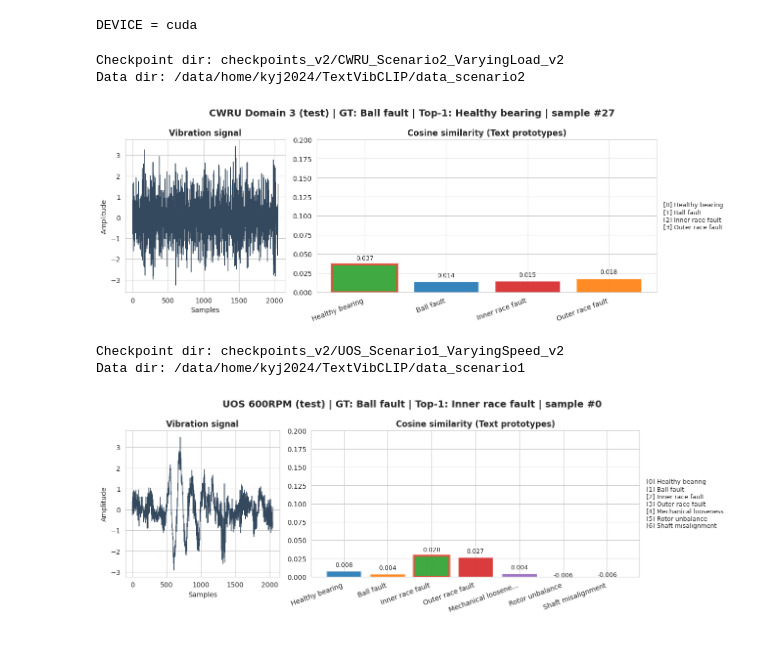
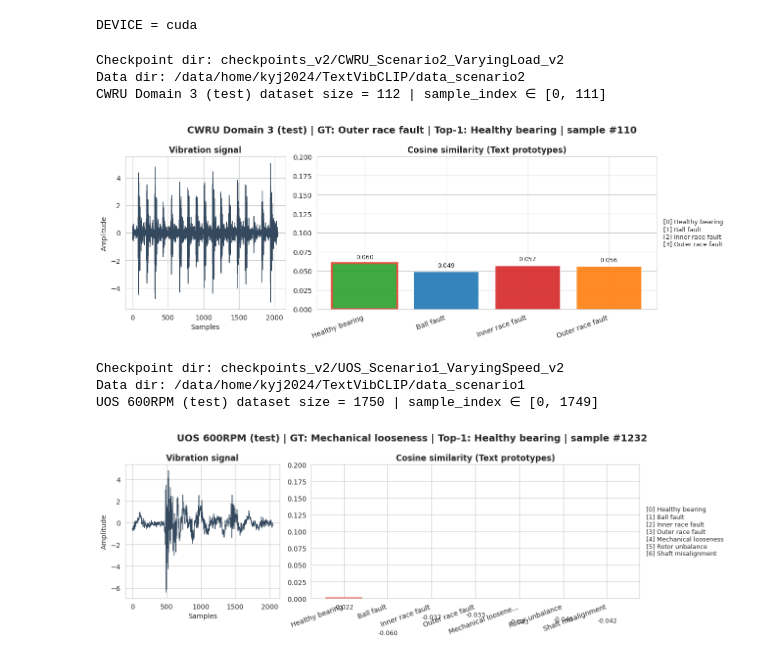
Before and after one commit to youngjr0527/TextVibCLIP, a Jupyter notebook: notebooks/interactive_inference.ipynb, the cells around one changed output. Saved outputs shown, nothing was run; the diff lists cells and outputs as text; code cells hidden in the pictures.

```diff
--- a/notebooks/interactive_inference.ipynb
+++ b/notebooks/interactive_inference.ipynb
@@ -43,9 +43,9 @@ DEVICE = torch.device('cuda' if torch.cuda.is_available() else 'cpu')
 print('DEVICE =', DEVICE)
 
 def load_trainer(dataset_type: str, results_dir: str, scenario_name: str, save_name: str):
-    save_dir = f"checkpoints_v2/{scenario_name}"
+    save_dir = f"checkpoints/{scenario_name}"
     results_dir_abs = str((PROJECT_ROOT / results_dir).resolve()) if not os.path.isabs(results_dir) else results_dir
-    mirror_dir = os.path.join(results_dir_abs, 'checkpoints_v2', scenario_name)
+    mirror_dir = os.path.join(results_dir_abs, 'checkpoints', scenario_name)
     # mirror가 있으면 우선 사용
     ckpt_dir = mirror_dir if os.path.isdir(mirror_dir) else save_dir
     data_dir_abs = str((PROJECT_ROOT / ('data_scenario2' if dataset_type=='cwru' else 'data_scenario1')).resolve())
@@ -143,14 +143,15 @@ def visualize_retrieval(vib_signal: torch.Tensor,
     if save_path:
         plt.savefig(save_path, dpi=220, bbox_inches='tight')
     plt.show()
+# %%
+# CWRU: 4-class retrieval inference
+RESULTS_DIR = 'results/v2_20251001_022253'
+SCENARIO = 'CWRU_Scenario2_VaryingLoad_v2'
+DOMAIN = 3  # 0,1,2,3 중 선택
+subset = 'test'  # 'val'도 가능
+sample_index = 111 # 여러 샘플로 바꿔가며 확인
+sample_index = 110 # 여러 샘플로 바꿔가며 확인
 # %%
-# CWRU: 4-class retrieval inference
-RESULTS_DIR = 'results/v2_20251001_022253'
-SCENARIO = 'CWRU_Scenario2_VaryingLoad_v2'
-DOMAIN = 3  # 0,1,2,3 중 선택
-subset = 'test'  # 'val'도 가능
-sample_index = 155 # 여러 샘플로 바꿔가며 확인
-
 trainer, ckpt_dir = load_trainer('cwru', RESULTS_DIR, SCENARIO, 'domain_3_best_v2.pth')
 
 # 도메인별 dataloader 준비 (현재 결과와 동일 split)
@@ -159,6 +160,7 @@ loader = loaders[DOMAIN][subset]
 
 # 데이터셋 전역 인덱스로 샘플 선택 (배치가 아닌 전체 데이터 기준)
 dataset = loader.dataset
+print(f"CWRU Domain {DOMAIN} ({subset}) dataset size = {len(dataset)} | sample_index ∈ [0, {len(dataset)-1}]")
 gidx = sample_index % len(dataset)
 sample = dataset[gidx]
 
@@ -202,15 +204,16 @@ visualize_retrieval(vib_signal=vib,
 # %% [output]
 Checkpoint dir: checkpoints_v2/CWRU_Scenario2_VaryingLoad_v2
 Data dir: /data/home/kyj2024/TextVibCLIP/data_scenario2
+CWRU Domain 3 (test) dataset size = 112 | sample_index ∈ [0, 111]
-[figure, old version]
+[figure, new version]
+# %%
+# UOS: 7-class retrieval inference
+RESULTS_DIR = 'results/v2_20251001_022253'
+SCENARIO = 'UOS_Scenario1_VaryingSpeed_v2'
+DOMAIN_RPM = 600  # 600,800,1000,1200,1400,1600
+subset = 'test'
+sample_index = 1232  # sample_index ∈ [0, 1749]
 # %%
-# UOS: 7-class retrieval inference
-RESULTS_DIR = 'results/v2_20251001_022253'
-SCENARIO = 'UOS_Scenario1_VaryingSpeed_v2'
-DOMAIN_RPM = 600  # 600,800,1000,1200,1400,1600
-subset = 'test'
-sample_index = 128
-
 
 trainer, ckpt_dir = load_trainer('uos', RESULTS_DIR, SCENARIO, f'domain_{DOMAIN_RPM}_best_v2.pth')
 
@@ -219,6 +222,7 @@ loader = loaders[DOMAIN_RPM][subset]
 
 # 데이터셋 전역 인덱스로 샘플 선택 (배치가 아닌 전체 데이터 기준)
 dataset = loader.dataset
+print(f"UOS {DOMAIN_RPM}RPM ({subset}) dataset size = {len(dataset)} | sample_index ∈ [0, {len(dataset)-1}]")
 gidx = sample_index % len(dataset)
 sample = dataset[gidx]
 
@@ -244,31 +248,32 @@ with torch.no_grad():
     proto = []
     for cls_id in [0,1,2,3,4,5,6]:
         raw = trainer.model.text_encoder.encode_texts(prompt_bank[cls_id], DEVICE)
         proj = F.normalize(trainer.model.text_projection(raw), p=2, dim=1)
         proto.append(F.normalize(proj.mean(dim=0, keepdim=True), p=2, dim=1))
     proto_mat = torch.cat(proto, dim=0)
     sims = vib_emb @ proto_mat.t()
     pred = sims.argmax(dim=1).item()
 
 prompts7 = [
     "Healthy bearing", "Ball fault", "Inner race fault", "Outer race fault",
     "Mechanical looseness", "Rotor unbalance", "Shaft misalignment"
 ]
 # UOS GT 라벨(7-클래스) 추출: labels[:,0]가 메인 라벨
 try:
     gt_idx = int(labels_uos[0, 0].item())
     gt_text = prompts7[gt_idx] if 0 <= gt_idx < len(prompts7) else None
 except Exception:
     gt_text = None
 
 visualize_retrieval(vib_signal=vib,
                     prompts=prompts7,
                     sims=sims,
                     pred_idx=pred,
                     title=f"UOS {DOMAIN_RPM}RPM ({subset})",
                     true_label=gt_text,
                     sample_index=idx)
 # %% [output]
 Checkpoint dir: checkpoints_v2/UOS_Scenario1_VaryingSpeed_v2
 Data dir: /data/home/kyj2024/TextVibCLIP/data_scenario1
+UOS 600RPM (test) dataset size = 1750 | sample_index ∈ [0, 1749]
-[figure, old version]
+[figure, new version]
```
Also changed, not shown: 14 other files.
